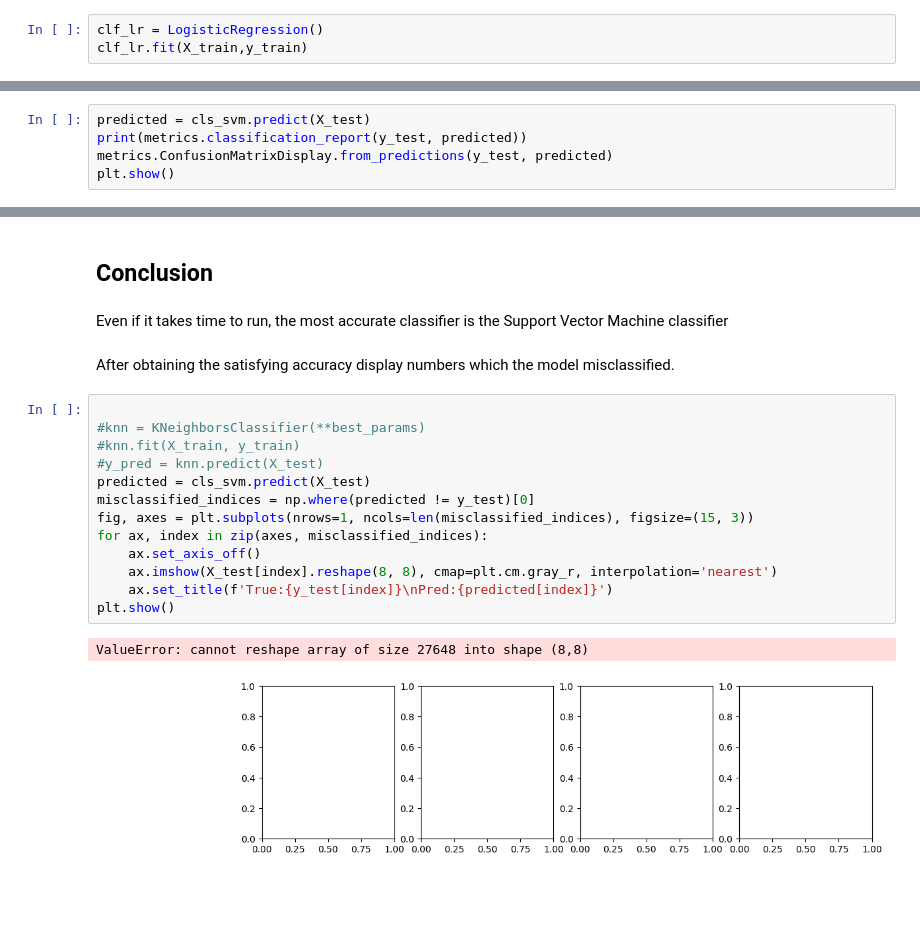
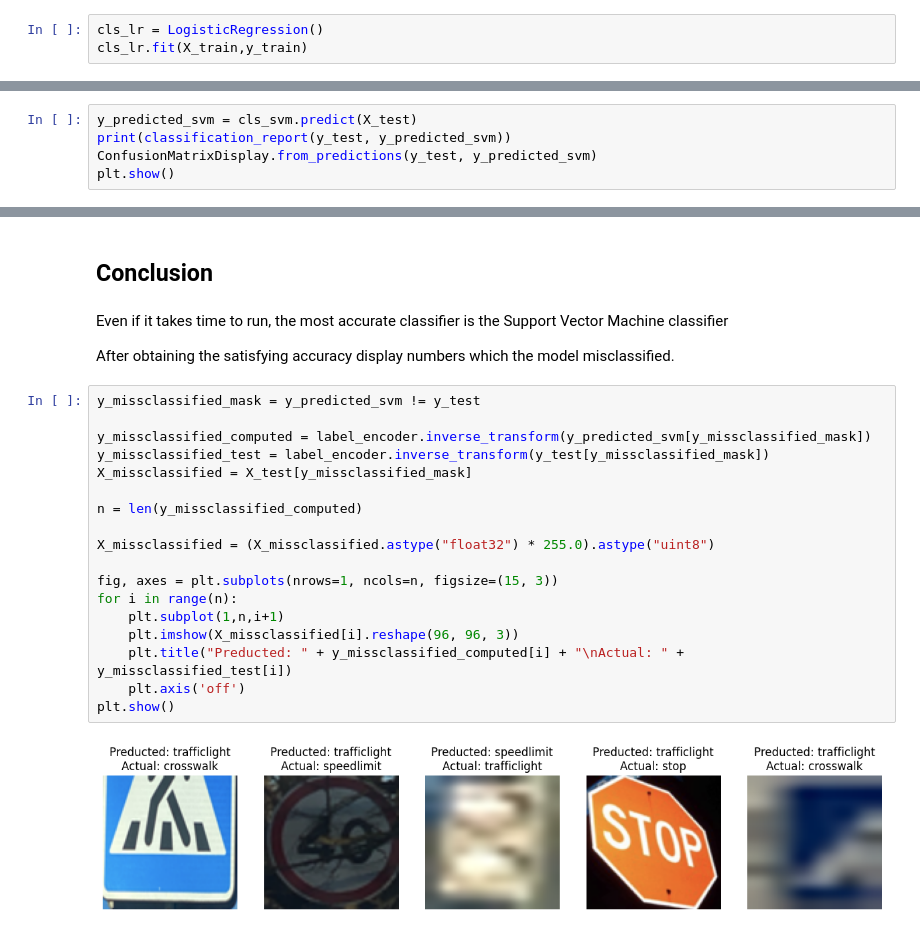
Before and after one commit to EliottMoriamez/Sign-Recognition-Team-A, a Jupyter notebook: project.ipynb, the cells around one changed output, grey strips where cells are left out. Saved outputs shown, nothing was run; the diff lists cells and outputs as text; blank space fills up the shorter version.

Commit message:
clean up du code, ajout des images missclassifiées dans la conclusion

```diff
--- a/project.ipynb
+++ b/project.ipynb
@@ -116,8 +121,8 @@ Classes : ['crosswalk' 'speedlimit' 'stop' 'trafficlight']
 # %% [markdown]
 ### Multinomial Logistic Regression
 # %%
-clf_lr = LogisticRegression()
-clf_lr.fit(X_train,y_train)
+cls_lr = LogisticRegression()
+cls_lr.fit(X_train,y_train)
 # %% [output]
 LogisticRegression()
 # %%
@@ -145,9 +150,9 @@ cls_svm.fit(X_train,y_train)
 # %% [output]
 SVC()
 # %%
-predicted = cls_svm.predict(X_test)
-print(metrics.classification_report(y_test, predicted))
-metrics.ConfusionMatrixDisplay.from_predictions(y_test, predicted)
+y_predicted_svm = cls_svm.predict(X_test)
+print(classification_report(y_test, y_predicted_svm))
+ConfusionMatrixDisplay.from_predictions(y_test, y_predicted_svm)
 plt.show()
 # %% [output]
               precision    recall  f1-score   support
@@ -232,21 +239,25 @@ Best parameters: {'n_neighbors': 1, 'weights': 'uniform'}
 ## Conclusion
 # %% [markdown]
 Even if it takes time to run, the most accurate classifier is the Support Vector Machine classifier
+
+After obtaining the satisfying accuracy display numbers which the model misclassified.
-# %% [markdown]
-After obtaining the satisfying accuracy display numbers which the model misclassified.
 # %%
+y_missclassified_mask = y_predicted_svm != y_test
 
-#knn = KNeighborsClassifier(**best_params)
-#knn.fit(X_train, y_train)
-#y_pred = knn.predict(X_test)
-predicted = cls_svm.predict(X_test)
-misclassified_indices = np.where(predicted != y_test)[0]
-fig, axes = plt.subplots(nrows=1, ncols=len(misclassified_indices), figsize=(15, 3))
-for ax, index in zip(axes, misclassified_indices):
-    ax.set_axis_off()
-    ax.imshow(X_test[index].reshape(8, 8), cmap=plt.cm.gray_r, interpolation='nearest')
-    ax.set_title(f'True:{y_test[index]}\nPred:{predicted[index]}')
+y_missclassified_computed = label_encoder.inverse_transform(y_predicted_svm[y_missclassified_mask])
+y_missclassified_test = label_encoder.inverse_transform(y_test[y_missclassified_mask])
+X_missclassified = X_test[y_missclassified_mask]
+
+n = len(y_missclassified_computed)
+
+X_missclassified = (X_missclassified.astype("float32") * 255.0).astype("uint8")
+
+fig, axes = plt.subplots(nrows=1, ncols=n, figsize=(15, 3))
+for i in range(n):
+    plt.subplot(1,n,i+1)
+    plt.imshow(X_missclassified[i].reshape(96, 96, 3))
+    plt.title("Preducted: " + y_missclassified_computed[i] + "\nActual: " + y_missclassified_test[i])
+    plt.axis('off')
 plt.show()
 # %% [output]
-ValueError: cannot reshape array of size 27648 into shape (8,8)
-[figure, old version]
+[figure, new version]
```
Also changed, not shown: parts of 13 cells of this notebook.
